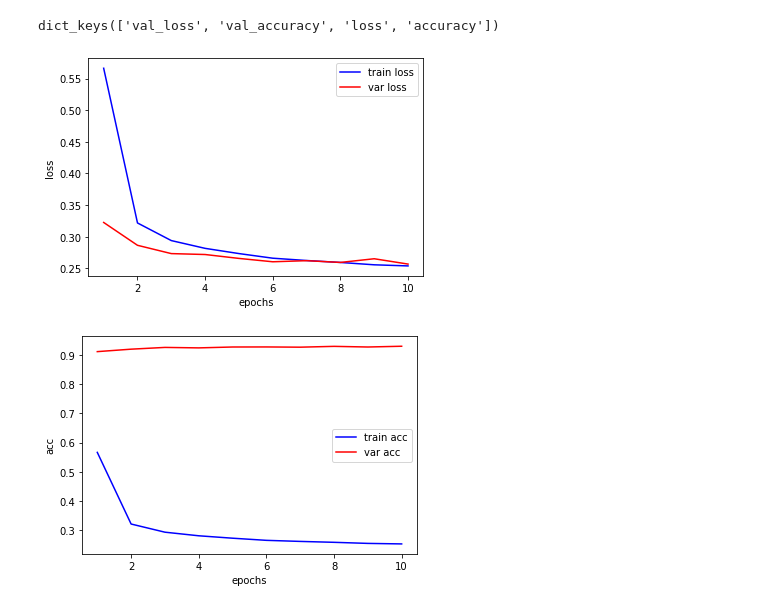
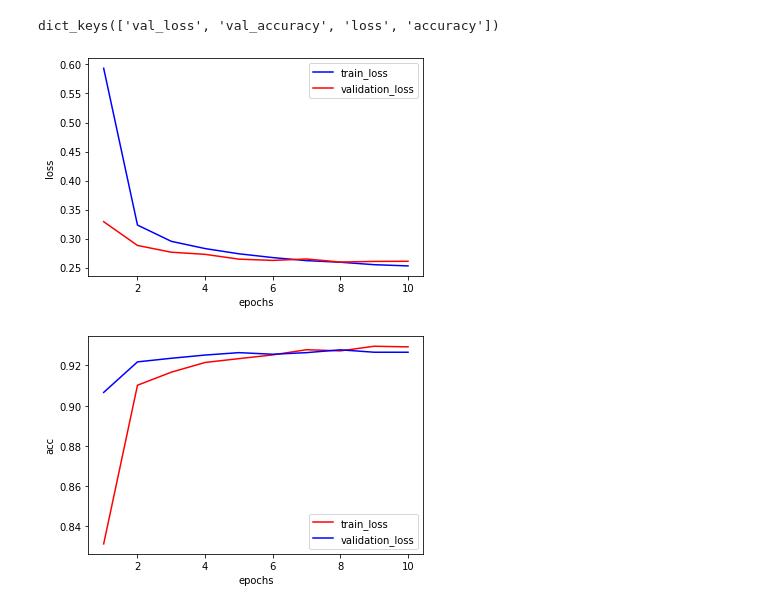
Before and after one commit to lehoso/TensorflowOne, a Jupyter notebook: notebooks/逻辑回归模型的tensorflow实现.ipynb, the cells around one changed output. Drawn from its saved outputs; the diff is of its cells as text; code cells hidden in the pictures.

```diff
--- a/notebooks/逻辑回归模型的tensorflow实现.ipynb
+++ b/notebooks/逻辑回归模型的tensorflow实现.ipynb
@@ -4,6 +4,7 @@
 ##在\Lib\site-packages\tensorflow\文件夹下没有examples文件
 ##就在tensroflow_core文件中复制examples
 from tensorflow.examples.tutorials.mnist import input_data
-mnist_data_folder = "MNIST_data/"
+
+mnist_data_folder = "../MNIST_data/"
 data = input_data.read_data_sets(mnist_data_folder, one_hot=False)
 # %% [output]
@@ -92,7 +89,9 @@ _________________________________________________________________
 #模型编译
 from keras.optimizers import Adam
 
-model.compile(optimizer=Adam(0.01), loss="categorical_crossentropy", metrics=["accuracy"])  #默认值是0.1
+model.compile(optimizer=Adam(0.01),
+              loss="categorical_crossentropy",
+              metrics=["accuracy"])  #默认值是0.1
 # %%
 #模型拟合
 history = model.fit(X0, YY0,
@@ -133,30 +132,30 @@ val_loss_values = history_dict["val_loss"]
 
 epochs = range(1, len(loss_values) + 1)
 #绘制训练损失函数
-plt.plot(epochs, loss_values, color="blue", label="train loss")
-plt.plot(epochs, val_loss_values, color="red", label="var loss")
+plt.plot(epochs, loss_values, color="blue", label="train_loss")
+plt.plot(epochs, val_loss_values, color="red", label="validation_loss")
 plt.xlabel("epochs")
 plt.ylabel("loss")
 plt.legend()  #给图像加图例
 plt.show()
 # %% [output]
-[figure, old version]
+[figure, new version]
 # %%
 #import matplotlib.pyplot as plt
 
-loss_acc = history_dict["loss"]
+loss_acc = history_dict["accuracy"]
 val_loss_acc = history_dict["val_accuracy"]
 
 epochs = range(1, len(loss_acc) + 1)
 #绘制精确度变化曲线图
-plt.plot(epochs, loss_acc, color="blue", label="train acc")
-plt.plot(epochs, val_loss_acc, color="red", label="var acc")
+plt.plot(epochs, loss_acc, "b", color="red", label="train_loss")
+plt.plot(epochs, val_loss_acc, "b", color="blue", label="validation_loss")
 plt.xlabel("epochs")
 plt.ylabel("acc")
 plt.legend()  #给图像加图例
 plt.show()
 # %% [output]
-[figure, old version]
+[figure, new version]
 # %%
 #以上的模型针对于10分类问题精度已经达到93%
 
```
Also changed, not shown: parts of 11 cells of this notebook, 1 other file.
